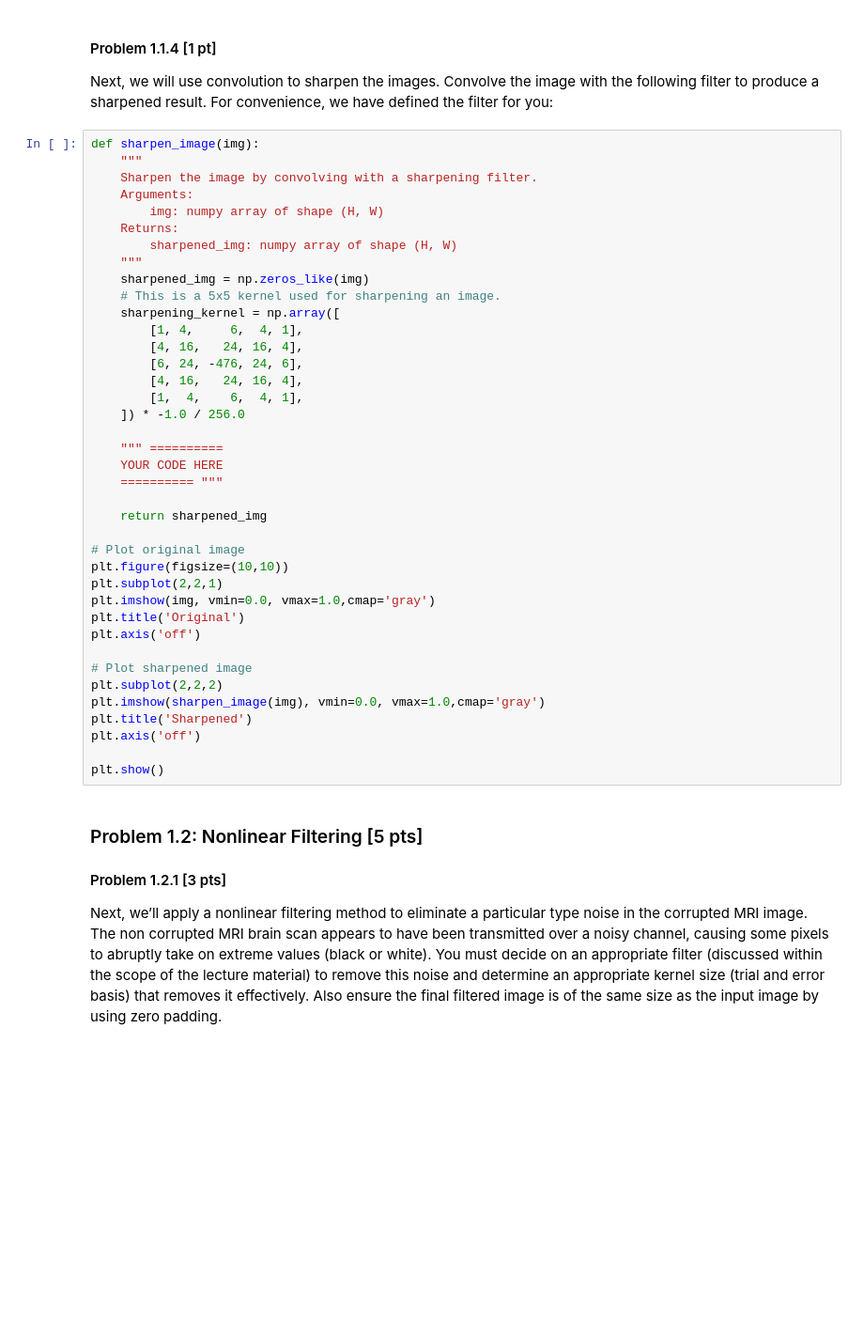
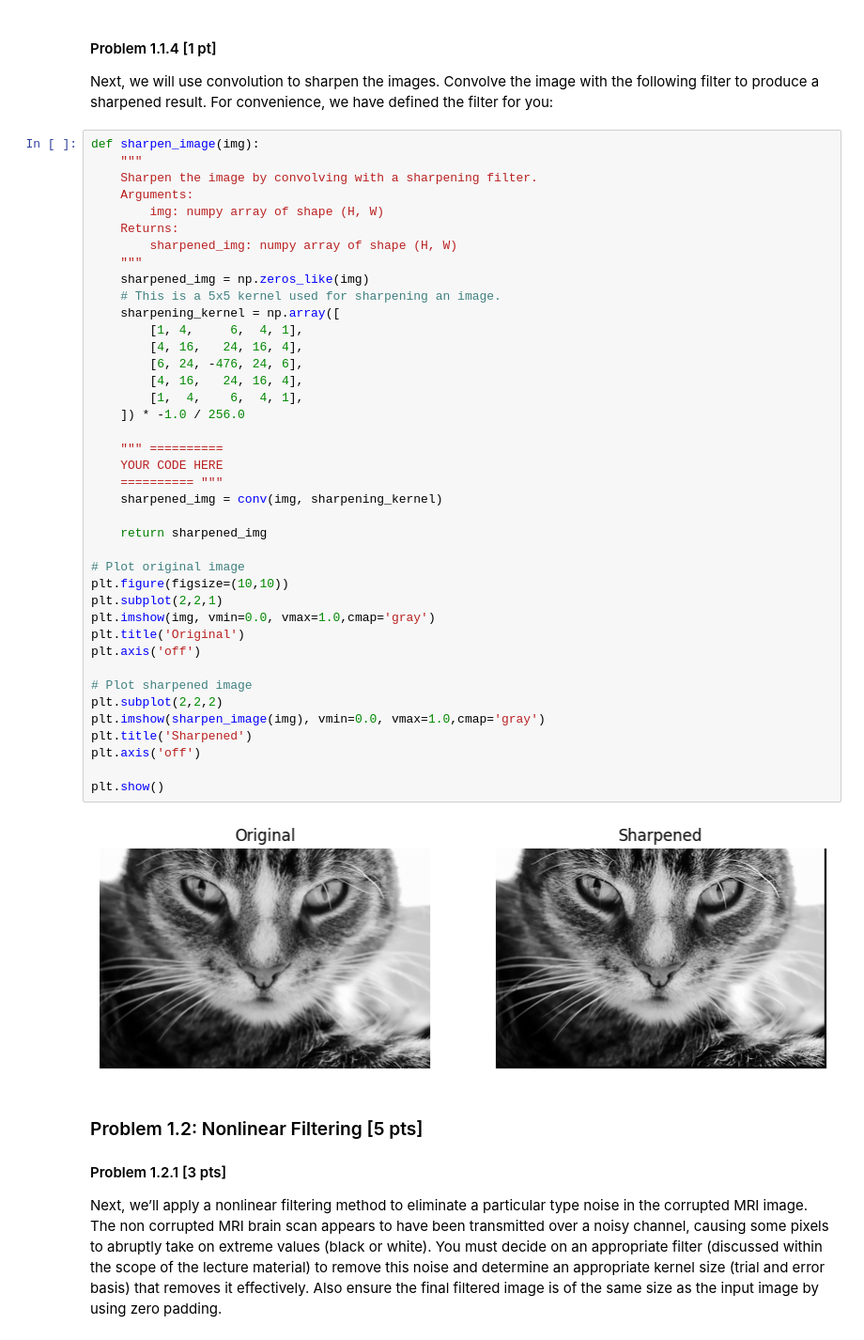
Before and after one commit to mahesmeh001/Computer-Vision, a Jupyter notebook: CSE252A_FA25_assignment_2/CSE252A_FA25_assignment_2.ipynb, the cells around one changed output. Shown at 94% size. Saved outputs shown, nothing was run; the diff lists cells and outputs as text; blank space fills up the shorter version.

```diff
--- a/CSE252A_FA25_assignment_2/CSE252A_FA25_assignment_2.ipynb
+++ b/CSE252A_FA25_assignment_2/CSE252A_FA25_assignment_2.ipynb
@@ -270,33 +285,36 @@ def sharpen_image(img):
     sharpened_img = np.zeros_like(img)
     # This is a 5x5 kernel used for sharpening an image.
     sharpening_kernel = np.array([
         [1, 4,     6,  4, 1],
         [4, 16,   24, 16, 4],
         [6, 24, -476, 24, 6],
         [4, 16,   24, 16, 4],
         [1,  4,    6,  4, 1],
     ]) * -1.0 / 256.0
 
     """ ==========
     YOUR CODE HERE
     ========== """
+    sharpened_img = conv(img, sharpening_kernel)
 
     return sharpened_img
 
 # Plot original image
 plt.figure(figsize=(10,10))
 plt.subplot(2,2,1)
 plt.imshow(img, vmin=0.0, vmax=1.0,cmap='gray')
 plt.title('Original')
 plt.axis('off')
 
 # Plot sharpened image
 plt.subplot(2,2,2)
 plt.imshow(sharpen_image(img), vmin=0.0, vmax=1.0,cmap='gray')
 plt.title('Sharpened')
 plt.axis('off')
 
 plt.show()
+# %% [output]
+[figure, added]
 # %% [markdown]
 ### Problem 1.2: Nonlinear Filtering  [5 pts]
 #### Problem 1.2.1 [3 pts]
```
Also changed, not shown: parts of 8 cells of this notebook.
